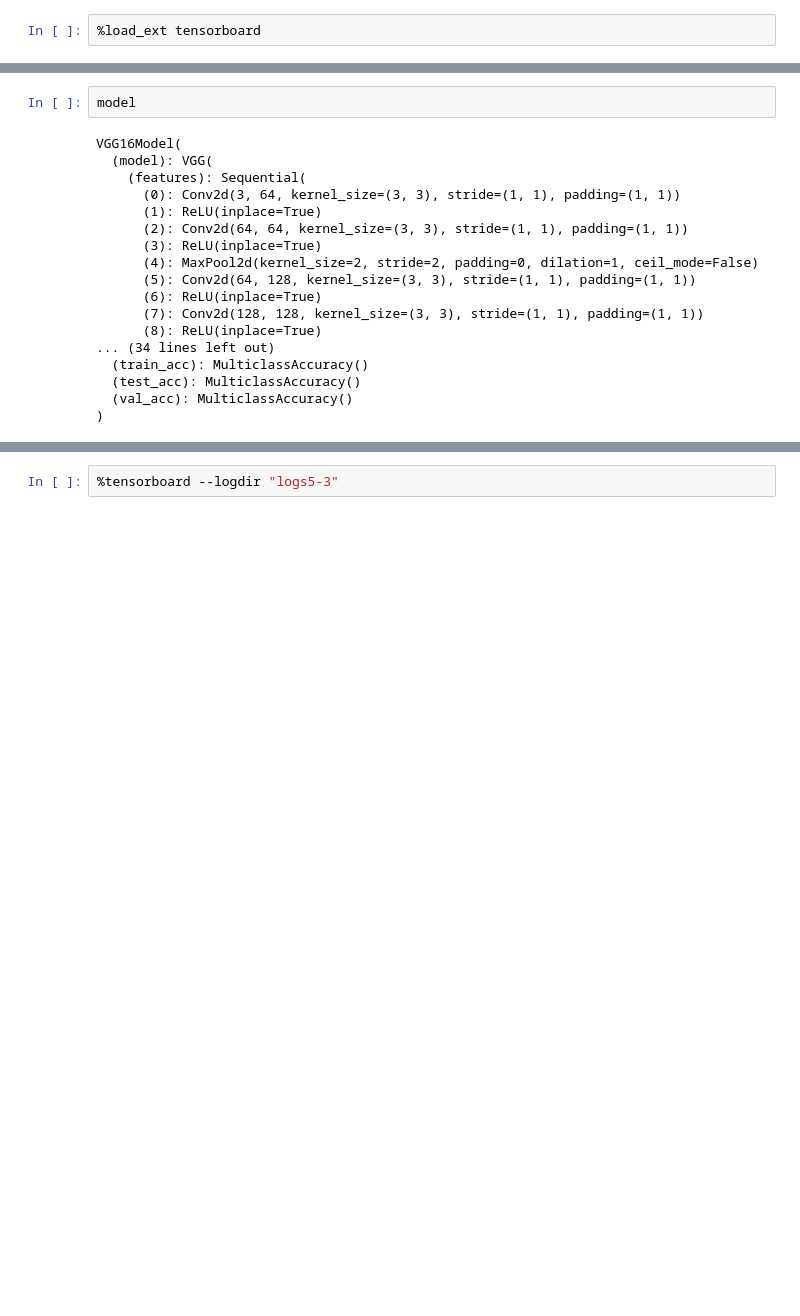
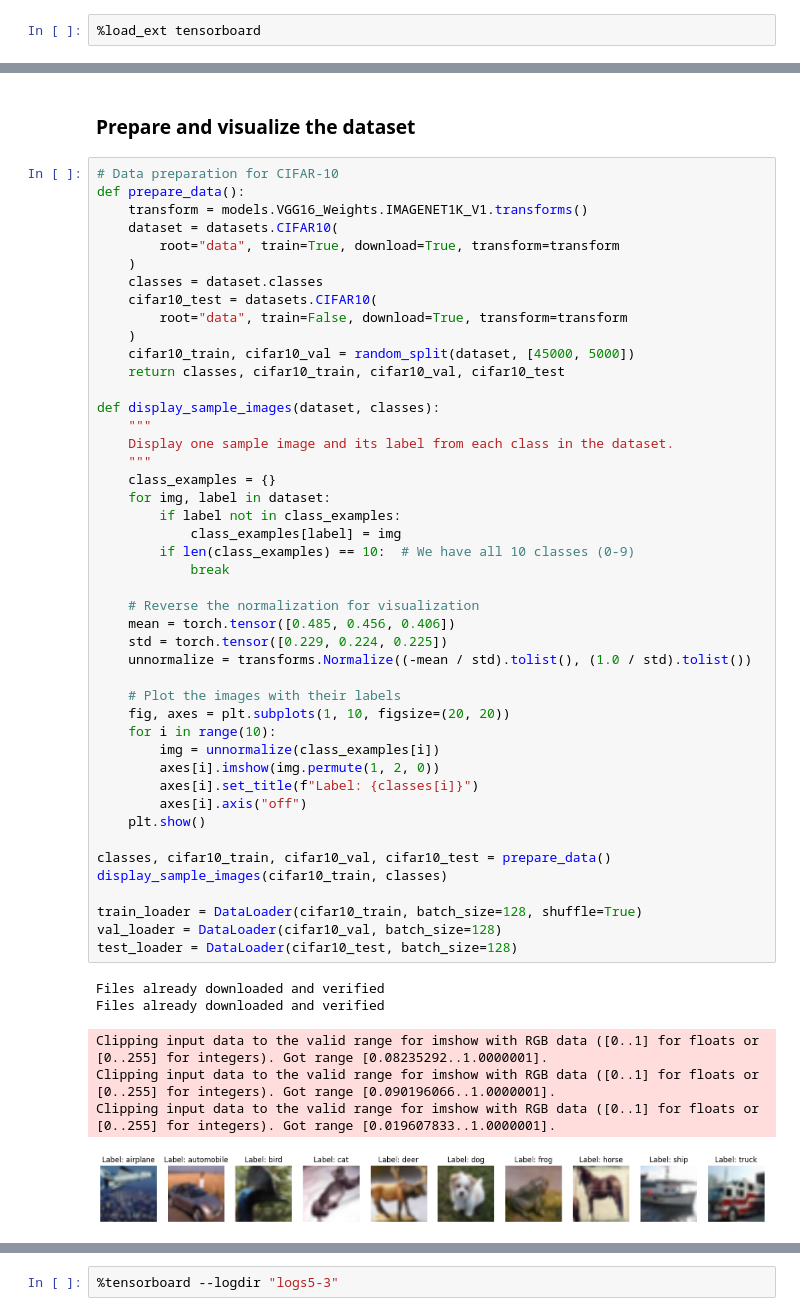
Before and after one commit to devilhyt/nchu-stuff, a Jupyter notebook: 2024-fall/aiot/hw5/hw5-3.ipynb, the cells around one changed output, grey strips where cells are left out. Saved outputs shown, nothing was run; the diff lists cells and outputs as text; blank space fills up the shorter version.

Commit message:
feat(aiot hw5-3): visualize the images in the dataset

```diff
--- a/2024-fall/aiot/hw5/hw5-3.ipynb
+++ b/2024-fall/aiot/hw5/hw5-3.ipynb
@@ -153,20 +94,54 @@ LOCAL_RANK: 0 - CUDA_VISIBLE_DEVICES: [0]
-# %%
-model
-# %% [output]
-VGG16Model(
-  (model): VGG(
-    (features): Sequential(
-      (0): Conv2d(3, 64, kernel_size=(3, 3), stride=(1, 1), padding=(1, 1))
-      (1): ReLU(inplace=True)
-      (2): Conv2d(64, 64, kernel_size=(3, 3), stride=(1, 1), padding=(1, 1))
-      (3): ReLU(inplace=True)
-      (4): MaxPool2d(kernel_size=2, stride=2, padding=0, dilation=1, ceil_mode=False)
-      (5): Conv2d(64, 128, kernel_size=(3, 3), stride=(1, 1), padding=(1, 1))
-      (6): ReLU(inplace=True)
-      (7): Conv2d(128, 128, kernel_size=(3, 3), stride=(1, 1), padding=(1, 1))
-      (8): ReLU(inplace=True)
-... (34 lines left out)
-  (train_acc): MulticlassAccuracy()
-  (test_acc): MulticlassAccuracy()
-  (val_acc): MulticlassAccuracy()
-)
+# %% [markdown]
+### Prepare and visualize the dataset
+# %%
+# Data preparation for CIFAR-10
+def prepare_data():
+    transform = models.VGG16_Weights.IMAGENET1K_V1.transforms()
+    dataset = datasets.CIFAR10(
+        root="data", train=True, download=True, transform=transform
+    )
+    classes = dataset.classes
+    cifar10_test = datasets.CIFAR10(
+        root="data", train=False, download=True, transform=transform
+    )
+    cifar10_train, cifar10_val = random_split(dataset, [45000, 5000])
+    return classes, cifar10_train, cifar10_val, cifar10_test
+
+def display_sample_images(dataset, classes):
+    """
+    Display one sample image and its label from each class in the dataset.
+    """
+    class_examples = {}
+    for img, label in dataset:
+        if label not in class_examples:
+            class_examples[label] = img
+        if len(class_examples) == 10:  # We have all 10 classes (0-9)
+            break
+
+    # Reverse the normalization for visualization
+    mean = torch.tensor([0.485, 0.456, 0.406])
+    std = torch.tensor([0.229, 0.224, 0.225])
+    unnormalize = transforms.Normalize((-mean / std).tolist(), (1.0 / std).tolist())
+
+    # Plot the images with their labels
+    fig, axes = plt.subplots(1, 10, figsize=(20, 20))
+    for i in range(10):
+        img = unnormalize(class_examples[i])
+        axes[i].imshow(img.permute(1, 2, 0))
+        axes[i].set_title(f"Label: {classes[i]}")
+        axes[i].axis("off")
+    plt.show()
+
+classes, cifar10_train, cifar10_val, cifar10_test = prepare_data()
+display_sample_images(cifar10_train, classes)
+
+train_loader = DataLoader(cifar10_train, batch_size=128, shuffle=True)
+val_loader = DataLoader(cifar10_val, batch_size=128)
+test_loader = DataLoader(cifar10_test, batch_size=128)
+# %% [output]
+Files already downloaded and verified
+Files already downloaded and verified
+Clipping input data to the valid range for imshow with RGB data ([0..1] for floats or [0..255] for integers). Got range [0.08235292..1.0000001].
+Clipping input data to the valid range for imshow with RGB data ([0..1] for floats or [0..255] for integers). Got range [0.090196066..1.0000001].
+Clipping input data to the valid range for imshow with RGB data ([0..1] for floats or [0..255] for integers). Got range [0.019607833..1.0000001].
+[figure, added]
```
Also changed, not shown: parts of 7 cells of this notebook, 3 other files.
